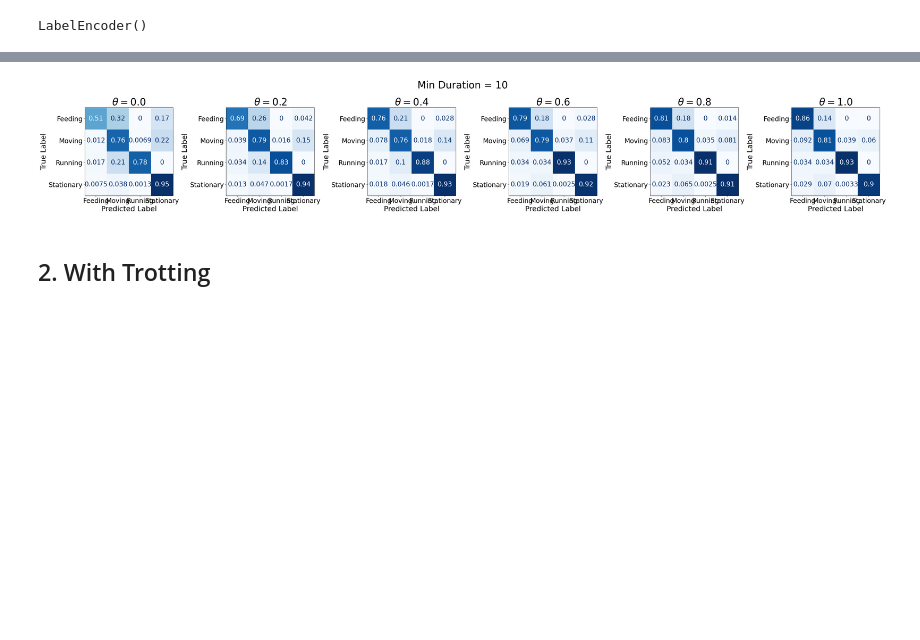
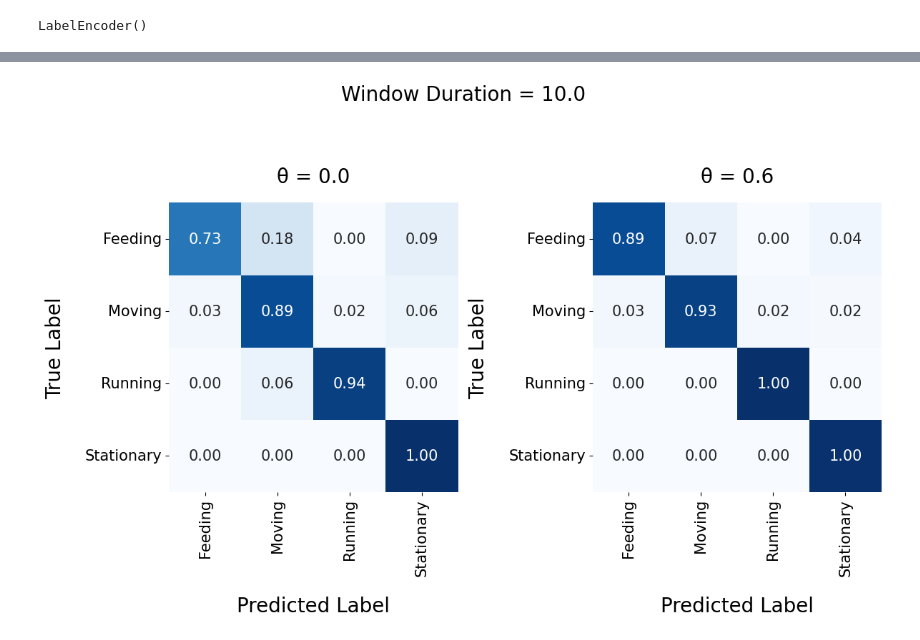
Before and after one commit to medhaaga/BotswanaML, a Jupyter notebook: notebooks/summary_data_predictions.ipynb, the cells around one changed output, grey strips where cells are left out. Saved outputs shown, nothing was run; the diff lists cells and outputs as text; code cells hidden in the pictures; blank space fills up the shorter version.

```diff
--- a/notebooks/summary_data_predictions.ipynb
+++ b/notebooks/summary_data_predictions.ipynb
@@ -59,9 +62,9 @@ mpl.rcParams['lines.markersize'] = 12
 mpl.rcParams['lines.linewidth'] = 1
 mpl.rcParams['xtick.labelsize'] = 20
 mpl.rcParams['ytick.labelsize'] = 20
-mpl.rcParams["axes.labelsize"] = 22
+mpl.rcParams["axes.labelsize"] = 20
 mpl.rcParams['legend.fontsize'] = 18
-mpl.rcParams['axes.titlesize'] = 25
+mpl.rcParams['axes.titlesize'] = 20
 mpl.rcParams['text.usetex'] = False
 # %%
 # load matched acceleration and label pairs data, metadata, and summary
@@ -106,7 +112,7 @@ from typing import  List
 
 @dataclass
 class TrainArgs:
-    batch_size: int = 32
+    batch_size: int = 512
     num_epochs: int = 100
     theta: float = 0.5
     learning_rate: float = 0.001
@@ -121,7 +127,7 @@ class ModelArgs:
 
 @dataclass
 class DataArgs:
-    min_duration: float = 30.0
+    window_duration: float = 30.0
 
 train_args = TrainArgs()
 model_args = ModelArgs()
@@ -136 +372,6 @@ LabelEncoder()
+# %%
+# create summary statistics data
+
+window_duration = 10.0
+X_train, y_train, X_val, y_val, X_test, y_test = create_data_splits(summary_acc_data_10, feature_cols=feature_cols)
 # %%
@@ -245,34 +446,33 @@ plt.show()
 # %%
-min_duration = 10
-
-fig, axs = plt.subplots(1, len(theta_list), figsize=(6*len(theta_list), 6))
+window_duration = 10.0
+theta_list = [0.0, 0.6]
+fig, axs = plt.subplots(1, len(theta_list), figsize=(6*len(theta_list), 8))
 
 for i, theta in enumerate(theta_list):
 
-    model_dir = os.path.join(training_results_dir, f"duration{min_duration}_theta{theta}")
+    ax = axs[i]
+
+    model_dir = os.path.join(training_results_dir, f"duration{window_duration}_theta{theta}")
     val_true = np.load(os.path.join(model_dir, 'test_true_classes.npy'))
     val_predictions = np.load(os.path.join(model_dir, 'test_predictions.npy'))
 
     cm = confusion_matrix(val_true, val_predictions, normalize='true')
+    class_names = label_encoder.inverse_transform(np.arange(len(np.unique(val_true))))
 
-    disp = ConfusionMatrixDisplay(
-        confusion_matrix=cm,
-        display_labels=label_encoder.classes_,
-    )
-    disp.plot(ax=axs[i], cmap='Blues', colorbar=False)
+    sns.heatmap(cm, annot=True, fmt=".2f", cmap="Blues",
+                xticklabels=class_names, yticklabels=class_names,
+                cbar=False, square=True, linewidths=0,
+                annot_kws={"size": 15}, ax=ax)
 
-    # Optional: format text size
-    for text in disp.text_.ravel():
-        text.set_fontsize(20)
+    ax.set_xlabel("Predicted Label", fontsize=20, labelpad=20)
+    ax.set_ylabel("True Label", fontsize=20, labelpad=20)
+    ax.set_xticklabels(class_names, fontsize=15, rotation=90)
+    ax.set_yticklabels(class_names, fontsize=15, rotation=0)
+    ax.set_title(f"θ = {theta}", fontsize=20, pad=20)
 
-    axs[i].set_title(f"$\\theta = {theta}$", fontsize=30)
-    axs[i].set_xlabel("Predicted Label")
-    axs[i].set_ylabel("True Label")
 
-fig.suptitle(f"Min Duration = {min_duration}", fontsize=30)
+fig.suptitle(f"Window Duration = {window_duration}", fontsize=20)
 plt.tight_layout()
 plt.show()
 # %% [output]
-[figure, old version]
+[figure, new version]
-# %% [markdown]
-## 2. With Trotting
```
Also changed, not shown: parts of 28 cells of this notebook, 4 other files.
